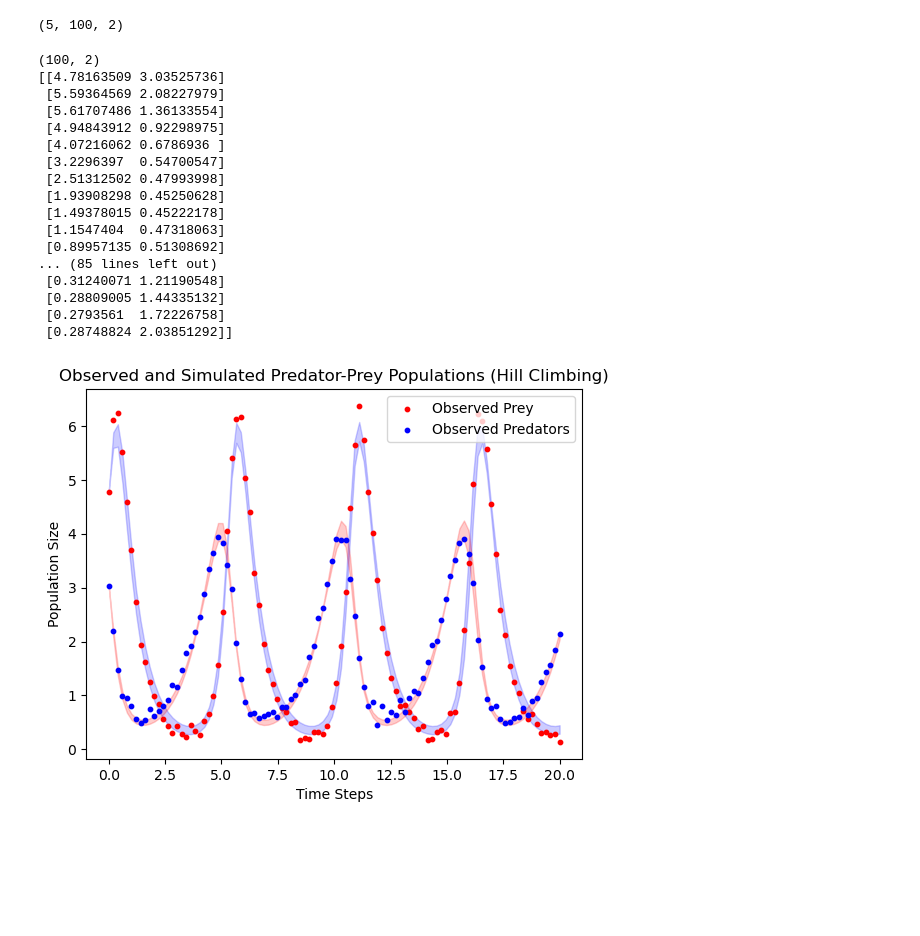
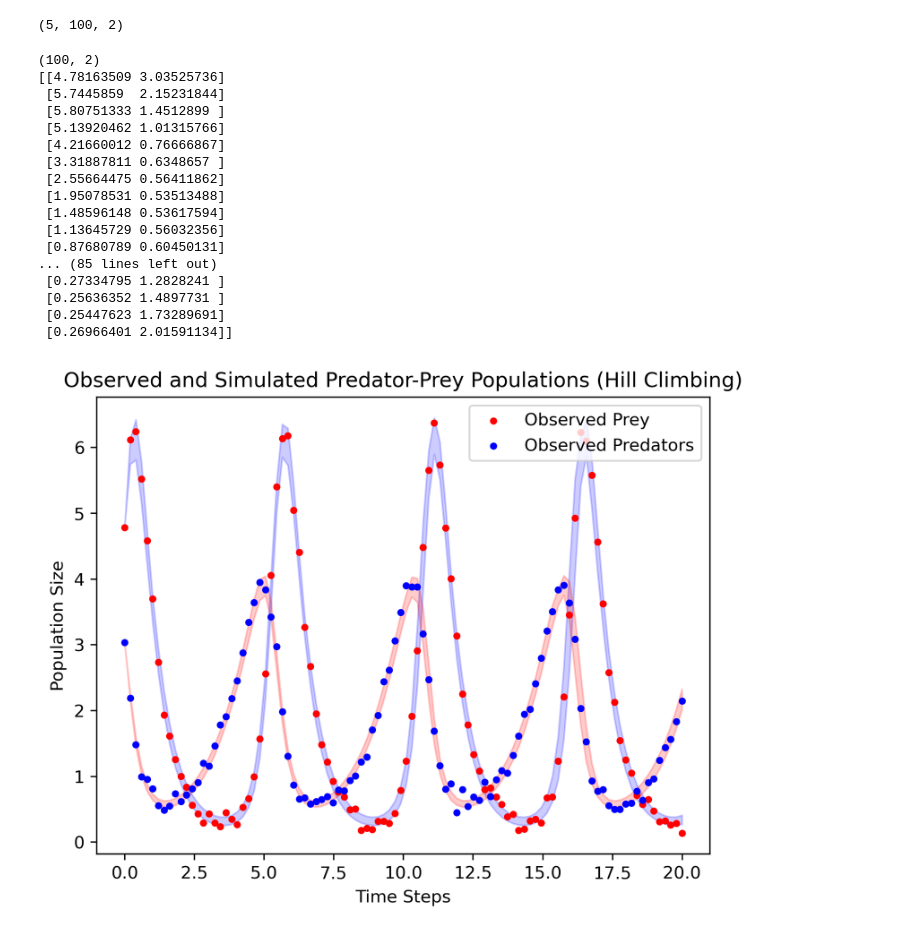
Before and after one commit to rugbym/stochastic_sim_assignment_3, a Jupyter notebook: asignment3.ipynb, the cells around one changed output. Drawn from its saved outputs; the diff is of its cells as text; code cells hidden in the pictures; blank space fills up the shorter version.

```diff
--- a/asignment3.ipynb
+++ b/asignment3.ipynb
@@ -114,7 +114,7 @@ starting = np.array([alpha,beta,delta,gamma])
 alpha = -2
 
 # Example simulated data (replace with your actual simulated data)
-num_simulations = 5
+num_simulations = 10
 simulated_populations = [sim_lv(optimize_parameters(data,method = 'simulated_annealing', func='mae', i=5000, temp = temp, array= starting), time_steps) for _ in range(num_simulations)]
 print(np.shape(simulated_populations))
 # %% [output]
@@ -371,46 +369,46 @@ for sim in simulated_populations:
             min[idx,0] = i
         if i > max[idx,0]:
             max[idx,0] = i
         if j > max[idx,1]:
             max[idx,1] = j
         if j < min[idx,1]:
             min[idx,1] = j
 
 print(min)
 
-fig, ax = plt.subplots()
+fig, ax = plt.subplots(dpi=300)
 ax.fill_between(time_steps, min[:,0], max[:,0], color='blue', alpha=.2)
 ax.fill_between(time_steps, min[:,1], max[:,1], color='red', alpha=.2)
 ax.set_title('fill between y1 and 0')
 
 #Plot observed data
 plt.scatter(time_steps, observed_predators, label='Observed Prey', color='red',s=10)
 plt.scatter(time_steps, observed_prey, label='Observed Predators', color='blue',s=10)
 
 
 
 #Customize plot labels, legend, etc.
 plt.xlabel('Time Steps')
 plt.ylabel('Population Size')
 plt.title('Observed and Simulated Predator-Prey Populations (Hill Climbing)')
 plt.legend()
 plt.show()
 # %% [output]
 (100, 2)
 [[4.78163509 3.03525736]
- [5.59364569 2.08227979]
- [5.61707486 1.36133554]
- [4.94843912 0.92298975]
- [4.07216062 0.6786936 ]
- [3.2296397  0.54700547]
- [2.51312502 0.47993998]
- [1.93908298 0.45250628]
- [1.49378015 0.45222178]
- [1.1547404  0.47318063]
- [0.89957135 0.51308692]
+ [5.7445859  2.15231844]
+ [5.80751333 1.4512899 ]
+ [5.13920462 1.01315766]
+ [4.21660012 0.76666867]
+ [3.31887811 0.6348657 ]
+ [2.55664475 0.56411862]
+ [1.95078531 0.53513488]
+ [1.48596148 0.53617594]
+ [1.13645729 0.56032356]
+ [0.87680789 0.60450131]
 ... (85 lines left out)
- [0.31240071 1.21190548]
- [0.28809005 1.44335132]
- [0.2793561  1.72226758]
- [0.28748824 2.03851292]]
+ [0.27334795 1.2828241 ]
+ [0.25636352 1.4897731 ]
+ [0.25447623 1.73289691]
+ [0.26966401 2.01591134]]
-[figure, old version]
+[figure, new version]
```
Also changed, not shown: parts of 3 cells of this notebook.
